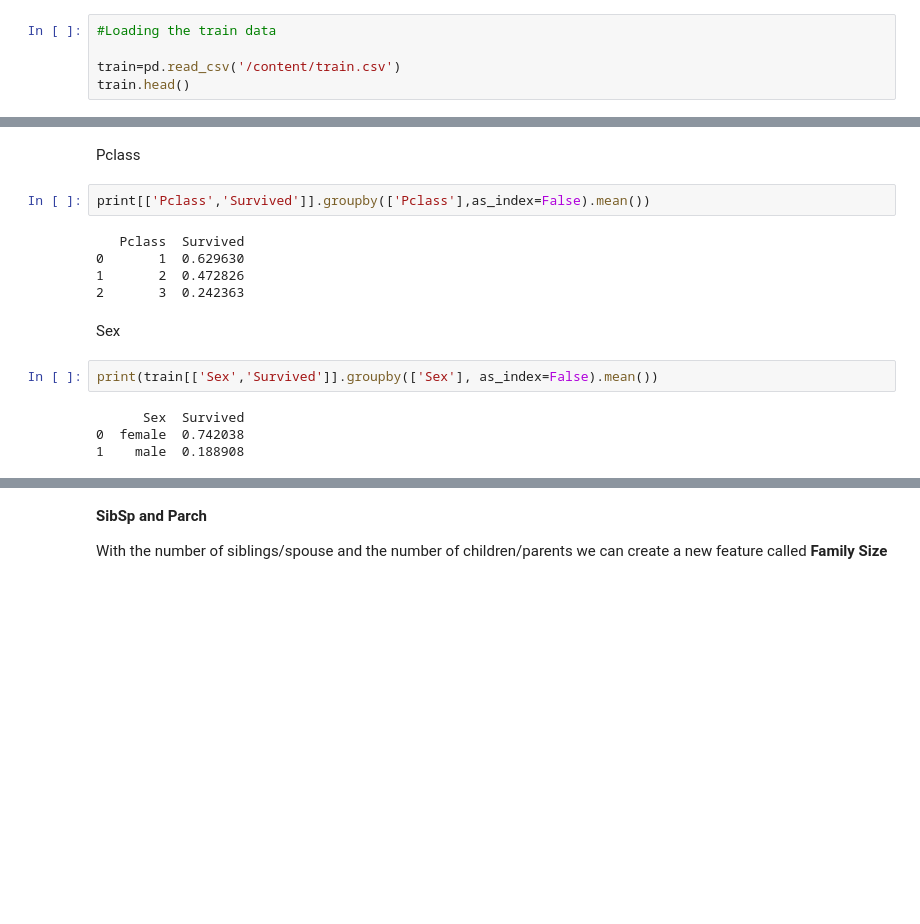
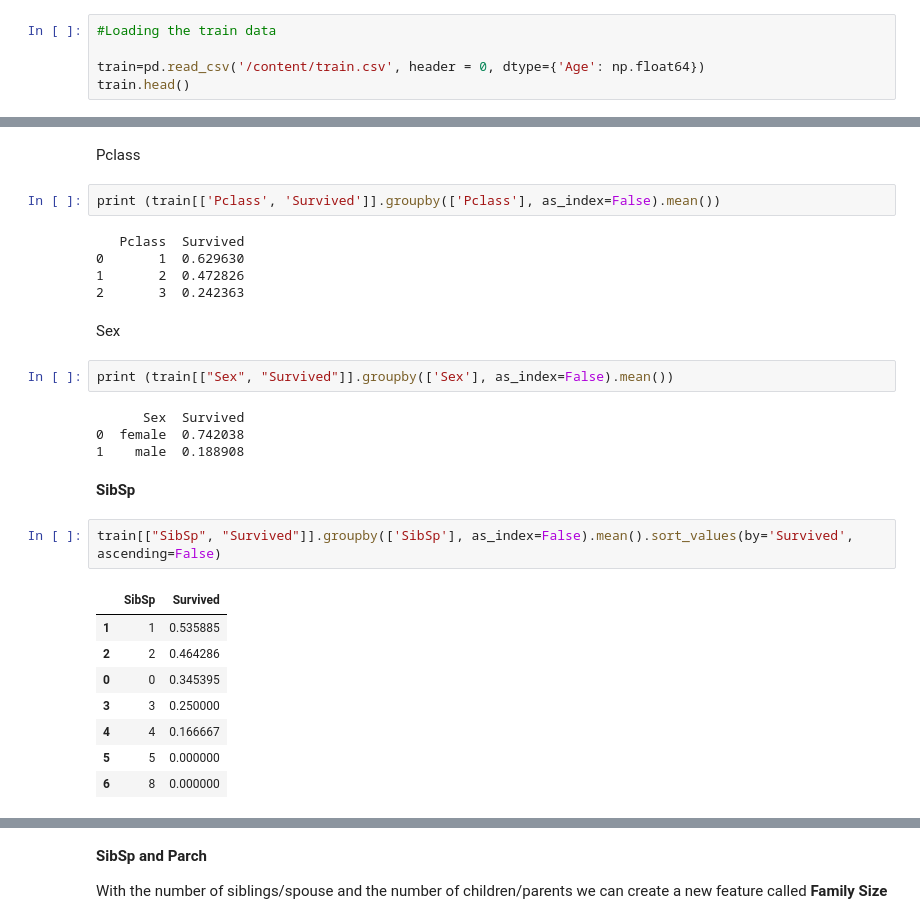
Before and after one commit to Nzaya/Titanic-Prediction-and-Spam-Prediction, a Jupyter notebook: Moringa_Data_Science_Core_W9_Independent_Project_2019_06_Sharon_Nzaya_Python_Notebook.ipynb, the cells around one changed output, grey strips where cells are left out. Cells and saved outputs as stored; diff of their text form; blank space fills up the shorter version.

```diff
--- a/Moringa_Data_Science_Core_W9_Independent_Project_2019_06_Sharon_Nzaya_Python_Notebook.ipynb
+++ b/Moringa_Data_Science_Core_W9_Independent_Project_2019_06_Sharon_Nzaya_Python_Notebook.ipynb
@@ -26,7 +26,7 @@ from sklearn.tree import DecisionTreeClassifier
 # %%
 #Loading the train data
 
-train=pd.read_csv('/content/train.csv')
+train=pd.read_csv('/content/train.csv', header = 0, dtype={'Age': np.float64})
 train.head()
 # %% [output]
 |  | PassengerId | Survived | Pclass | Name | Sex | Age | SibSp | Parch | Ticket | Fare | ... |
@@ -83,7 +83,7 @@ None
 # %% [markdown]
 Pclass
 # %%
-print[['Pclass','Survived']].groupby(['Pclass'],as_index=False).mean())
+print (train[['Pclass', 'Survived']].groupby(['Pclass'], as_index=False).mean())
 # %% [output]
    Pclass  Survived
 0       1  0.629630
@@ -92,8 +92,21 @@ print[['Pclass','Survived']].groupby(['Pclass'],as_index=False).mean())
 # %% [markdown]
 Sex
 # %%
-print(train[['Sex','Survived']].groupby(['Sex'], as_index=False).mean())
+print (train[["Sex", "Survived"]].groupby(['Sex'], as_index=False).mean())
 # %% [output]
       Sex  Survived
 0  female  0.742038
 1    male  0.188908
+# %% [markdown]
+**SibSp**
+# %%
+train[["SibSp", "Survived"]].groupby(['SibSp'], as_index=False).mean().sort_values(by='Survived', ascending=False)
+# %% [output]
+|  | SibSp | Survived |
+| 1 | 1 | 0.535885 |
+| 2 | 2 | 0.464286 |
+| 0 | 0 | 0.345395 |
+| 3 | 3 | 0.250000 |
+| 4 | 4 | 0.166667 |
+| 5 | 5 | 0.000000 |
+| 6 | 8 | 0.000000 |
```
Also changed, not shown: parts of 71 cells of this notebook.
